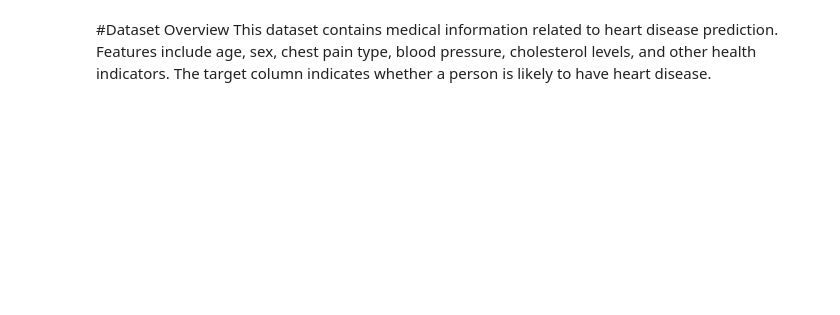
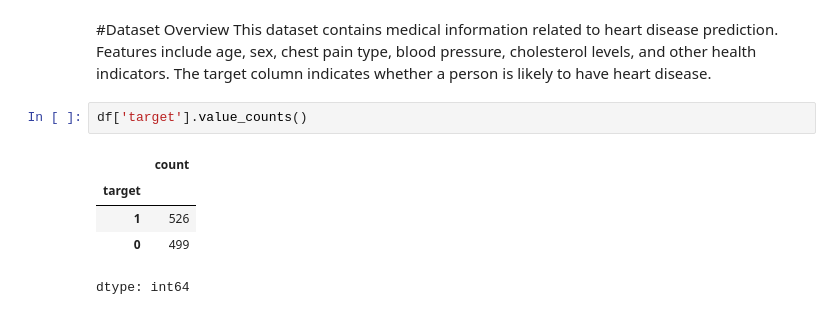
Before and after one commit to Srujan0001/AI-ML-Internship-Project02, a Jupyter notebook: Project2_pluto.ipynb, the cells around one changed output. Cells and saved outputs as stored; diff of their text form; blank space fills up the shorter version.

```diff
--- a/Project2_pluto.ipynb
+++ b/Project2_pluto.ipynb
@@ -80,3 +80,11 @@ df.describe()
 # %% [markdown]
 #Dataset Overview
 This dataset contains medical information related to heart disease prediction. Features include age, sex, chest pain type, blood pressure, cholesterol levels, and other health indicators. The target column indicates whether a person is likely to have heart disease.
+# %%
+df['target'].value_counts()
+# %% [output]
+|  | count |
+| target |  |
+| 1 | 526 |
+| 0 | 499 |
+dtype: int64
```
Also changed, not shown: parts of 13 cells of this notebook.
